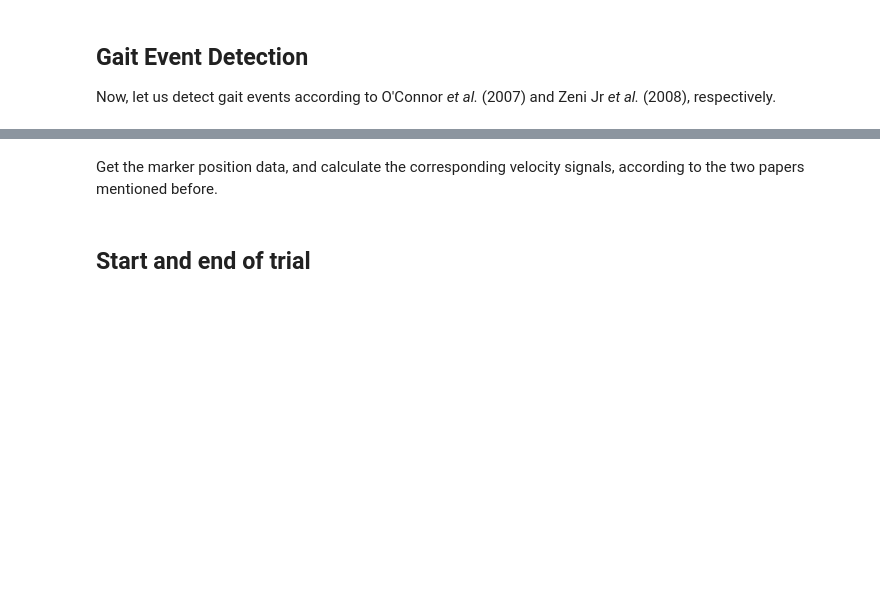
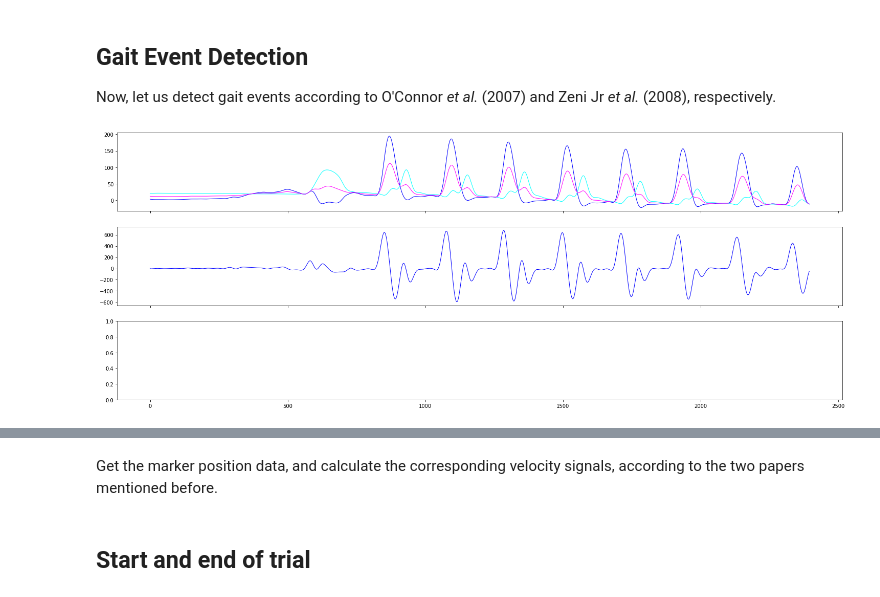
Before and after one commit to neurogeriatricskiel/pymocap, a Jupyter notebook: tutorial_processing_marker_data.ipynb, the cells around one changed output, grey strips where cells are left out. Saved outputs shown, nothing was run; the diff lists cells and outputs as text; code cells hidden in the pictures; blank space fills up the shorter version.

```diff
--- a/tutorial_processing_marker_data.ipynb
+++ b/tutorial_processing_marker_data.ipynb
@@ -91,6 +258,22 @@ del tmp
 # %% [markdown]
 ## Gait Event Detection
 Now, let us detect gait events according to O'Connor *et al.* (2007) and Zeni Jr *et al.* (2008), respectively.
+# %%
+l_mid_foot = np.squeeze((X[:,:,np.argwhere(omc_data["marker_location"]=='l_heel')[:,0]] + X[:,:,np.argwhere(omc_data["marker_location"]=='l_toe')[:,0]])/2, axis=-1)
+r_mid_foot = np.squeeze((X[:,:,np.argwhere(omc_data["marker_location"]=='r_heel')[:,0]] + X[:,:,np.argwhere(omc_data["marker_location"]=='r_toe')[:,0]])/2, axis=-1)
+# %%
+l_mid_foot_vel = np.zeros_like(l_mid_foot)
+l_mid_foot_vel[1:,:] = (l_mid_foot[1:,:] - l_mid_foot[:-1,:])/(1/fs)
+# %%
+fig, axs = plt.subplots(3, 1, figsize=(25.4, 9.6), sharex=True)
+axs[0].plot(np.arange(X.shape[0]), np.squeeze(X[:,2,np.argwhere(omc_data["marker_location"]=='l_heel')[:,0]], axis=-1), '-', c=(0, 0, 1, 1), lw=1)
+axs[0].plot(np.arange(X.shape[0]), np.squeeze(X[:,2,np.argwhere(omc_data["marker_location"]=='l_toe')[:,0]], axis=-1), '-', c=(0, 1, 1, 1), lw=1)
+axs[0].plot(np.arange(X.shape[0]), l_mid_foot[:,2], '-', c=(1, 0, 1, 1), lw=1)
+axs[1].plot(np.arange(l_mid_foot_vel.shape[0]), l_mid_foot_vel[:,2], '-', c=(0, 0, 1, 1), lw=1)
+# axs[1].plot(np.arange(X.shape[0]), r_mid_foot_vel[:,2], '-', c=(1, 0, 0, 1), lw=1)
+plt.show()
+# %% [output]
+[figure, added]
 # %%
 l_ix_IC, l_ix_FC, r_ix_IC, r_ix_FC = _get_gait_events_from_OMC(filtered_data, fs, omc_data["marker_location"], method="OConnor")
 l_jx_IC, l_jx_FC, r_jx_IC, r_jx_FC = _get_gait_events_from_OMC(filtered_data, fs, omc_data["marker_location"], method="Zeni")
```
Also changed, not shown: parts of 26 cells of this notebook, 3 other files.
